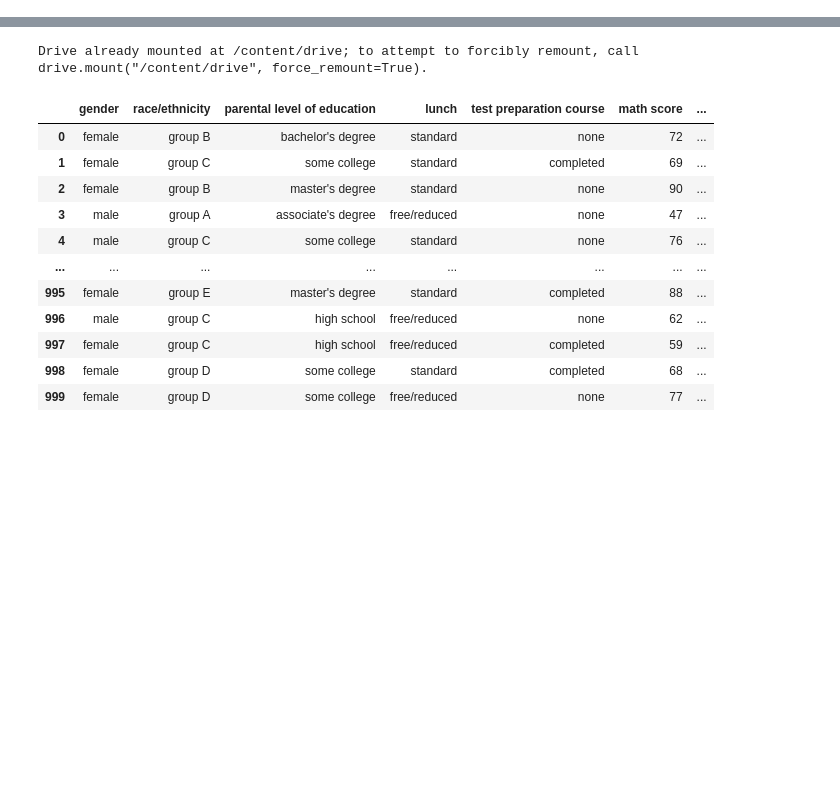
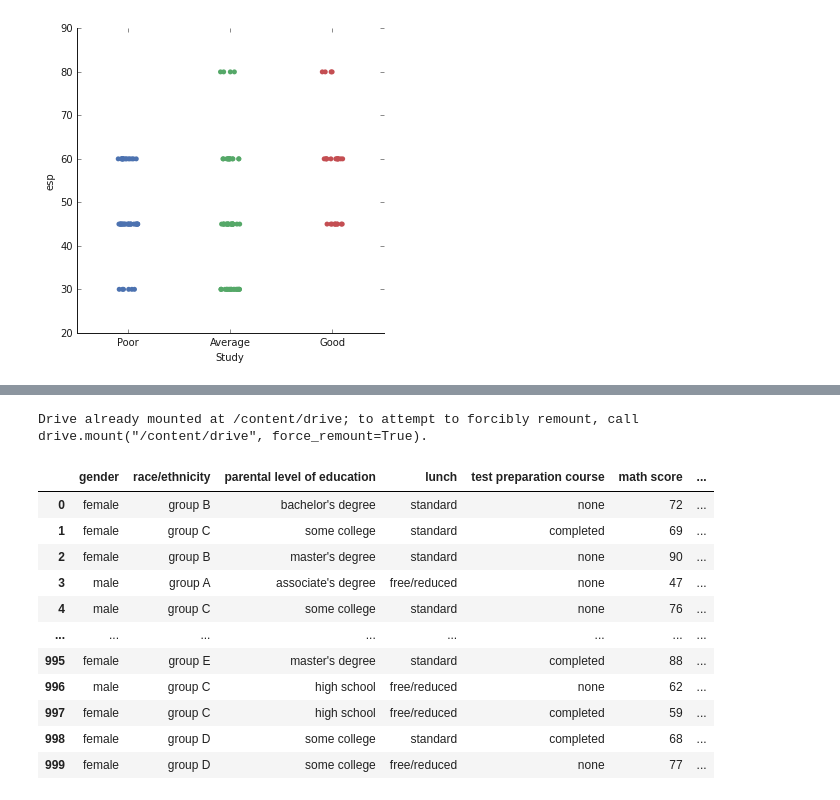
Before and after one commit to Aranagut/5502-lab-assignment-1, a Jupyter notebook: Welcome_To_Colaboratory.ipynb, the cells around one changed output, grey strips where cells are left out. Drawn from its saved outputs; the diff is of its cells as text; code cells hidden in the pictures; blank space fills up the shorter version.

```diff
--- a/Welcome_To_Colaboratory.ipynb
+++ b/Welcome_To_Colaboratory.ipynb
@@ -2,0 +254,19 @@
+# %%
+# 3rd Question answer here with code and explanation :
+
+import pandas as pd
+import seaborn as sb
+from matplotlib import pyplot as plt
+df_file1 = pd.DataFrame()
+df_file1['Study']=pd.DataFrame(df_file.sh)
+df_file1['esp']=pd.DataFrame(df_file.esp)
+df_file1['esp'].mask(df_file1['esp'] == 'Best', 80, inplace=True)
+df_file1['esp'].mask(df_file1['esp'] == 'Vg', 60, inplace=True)
+df_file1['esp'].mask(df_file1['esp'] == 'Good', 45, inplace=True)
+df_file1['esp'].mask(df_file1['esp'] == 'Pass', 30, inplace=True)
+df_file1['esp'].mask(df_file1['esp'] == 'Fail', 30, inplace=True)
+df_file1['exampercent']=pd.DataFrame(df_file.esp)
+sns.factorplot(x='Study',y='esp', kind = 'strip',data=df_file1)
+plt.show()
+# %% [output]
+[figure, added]
```
Also changed, not shown: parts of 84 cells of this notebook.
